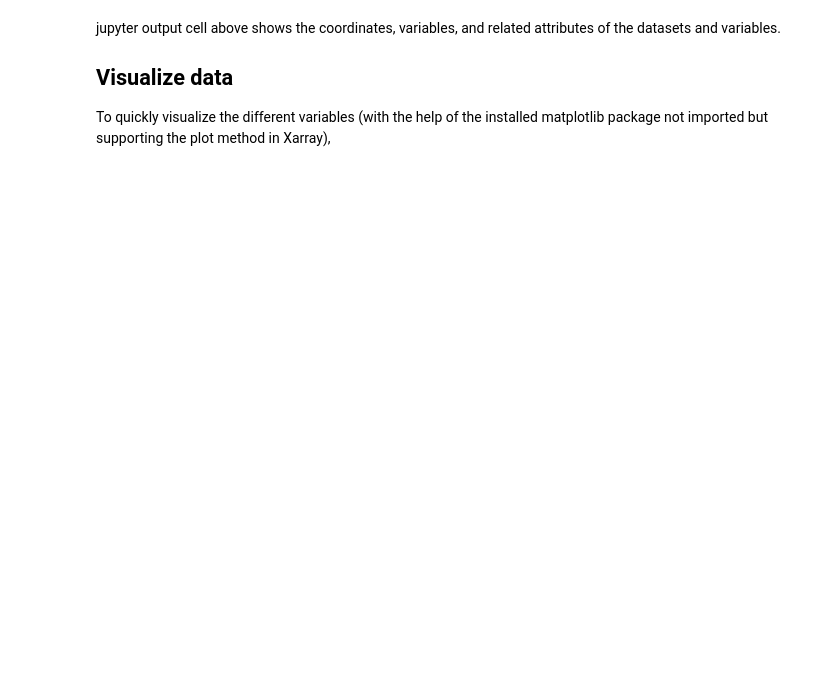
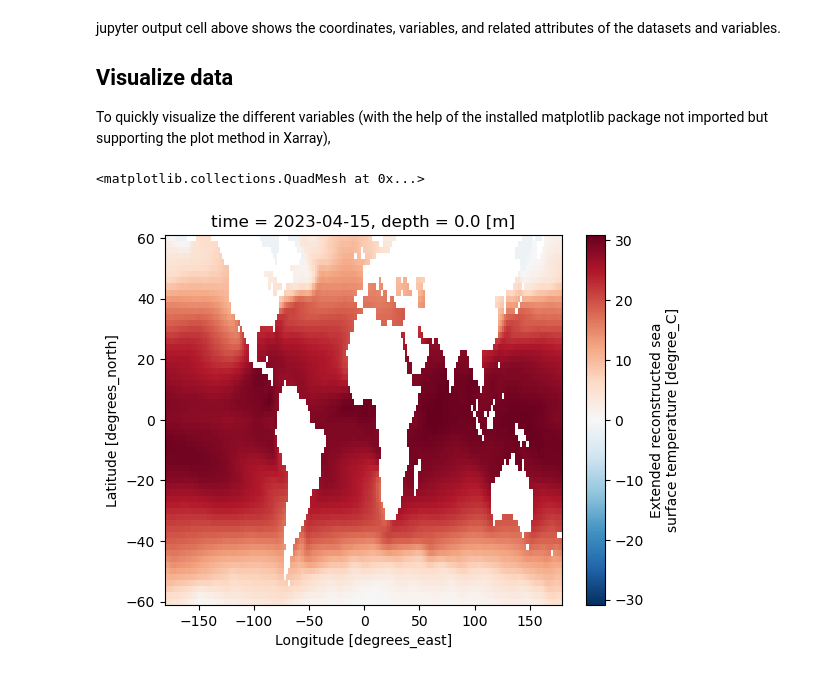
Before and after one commit to chiaweh2/cefi-cookbook, a Jupyter notebook: _sources/content/data_access/access_erddap/python_interface_griddap.ipynb, the cells around one changed output. Saved outputs shown, nothing was run; the diff lists cells and outputs as text; code cells hidden in the pictures; blank space fills up the shorter version.

```diff
--- a/_sources/content/data_access/access_erddap/python_interface_griddap.ipynb
+++ b/_sources/content/data_access/access_erddap/python_interface_griddap.ipynb
@@ -58,7 +58,7 @@ To set the `dataset_id`, execute
 # set the dataset id name
 #  ex:  https://coastwatch.pfeg.noaa.gov/erddap/griddap/jplAquariusSSS3MonthV5.html
 #  dataset_id = jplAquariusSSS3MonthV5
-e.dataset_id = "jplAmsreSstMon"
+e.dataset_id = "nceiErsstv5_LonPM180"
 # %% [markdown]
 To have a quick view and setup of the download variables and range on different dimension, execute
 # %%
@@ -132,5 +152,8 @@ jupyter output cell above shows the coordinates, variables, and related attribut
 ## Visualize data
 To quickly visualize the different variables (with the help of the installed matplotlib package not imported but supporting the plot method in Xarray),
 # %%
-ds.tos.plot()
+ds.sst.plot()
+# %% [output]
+<matplotlib.collections.QuadMesh at 0x...>
+[figure, added]
 # %%
```
Also changed, not shown: parts of 11 cells of this notebook, 10 other files.
